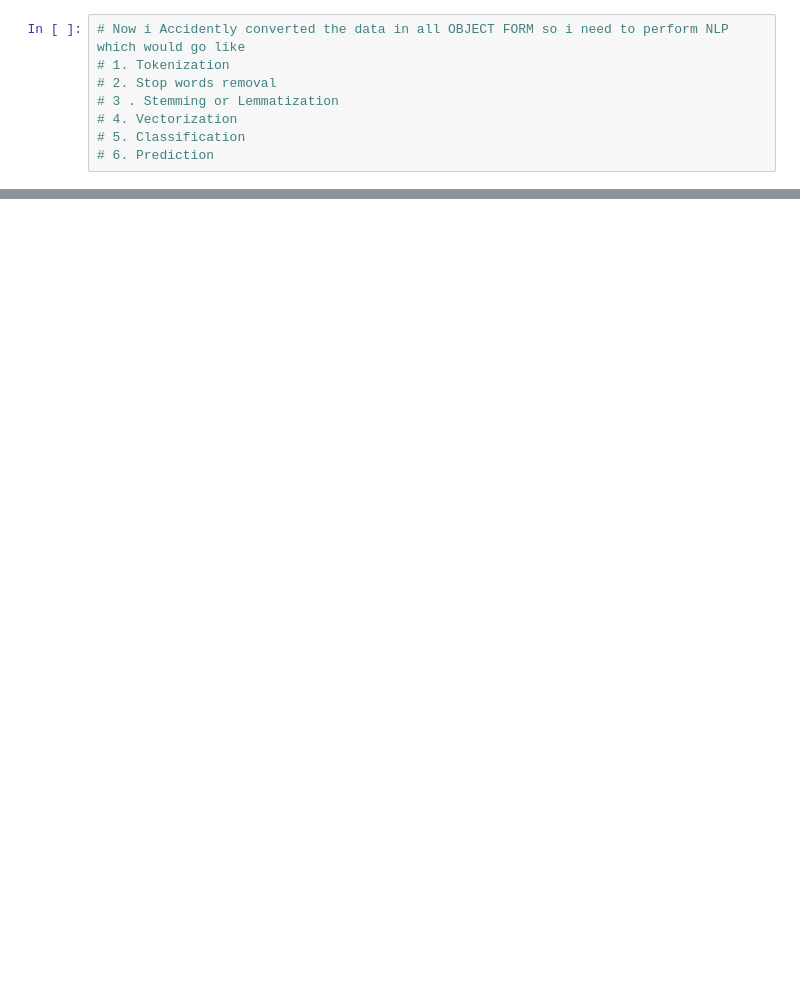
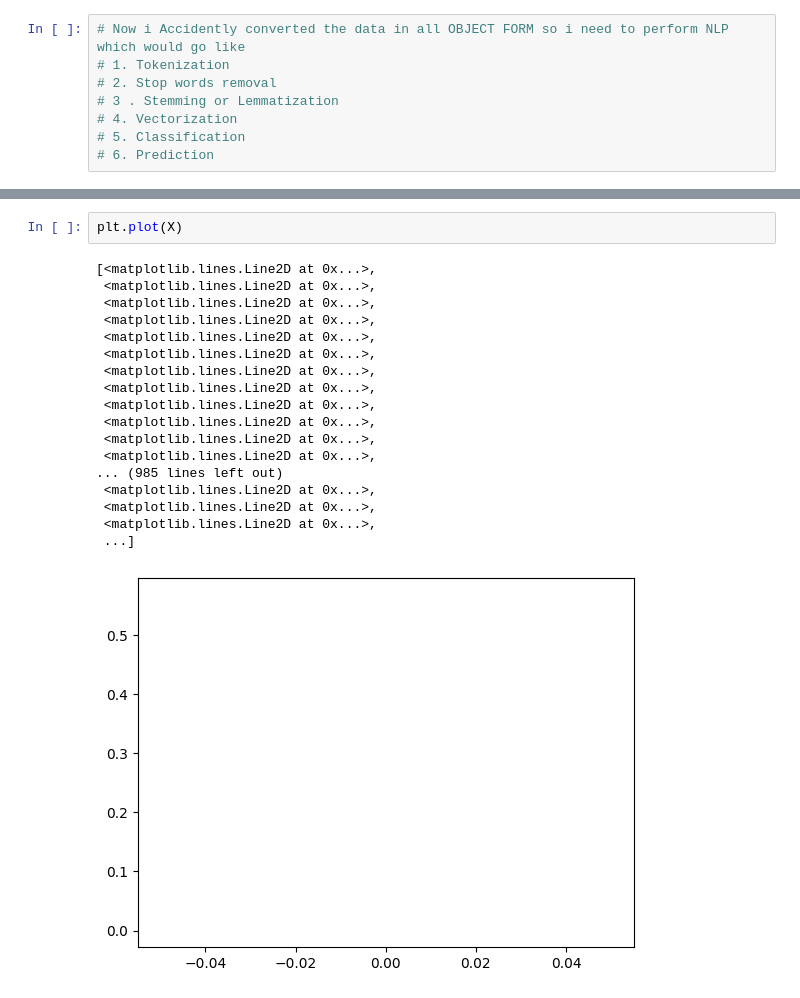
Before and after one commit to man0045/ML_Models, a Jupyter notebook: Laptop-revirew.ipynb, the cells around one changed output, grey strips where cells are left out. Saved outputs shown, nothing was run; the diff lists cells and outputs as text; blank space fills up the shorter version.

```diff
--- a/Laptop-revirew.ipynb
+++ b/Laptop-revirew.ipynb
@@ -226,0 +301,21 @@ DS.isna()
+# %%
+plt.plot(X)
+# %% [output]
+[<matplotlib.lines.Line2D at 0x...>,
+ <matplotlib.lines.Line2D at 0x...>,
+ <matplotlib.lines.Line2D at 0x...>,
+ <matplotlib.lines.Line2D at 0x...>,
+ <matplotlib.lines.Line2D at 0x...>,
+ <matplotlib.lines.Line2D at 0x...>,
+ <matplotlib.lines.Line2D at 0x...>,
+ <matplotlib.lines.Line2D at 0x...>,
+ <matplotlib.lines.Line2D at 0x...>,
+ <matplotlib.lines.Line2D at 0x...>,
+ <matplotlib.lines.Line2D at 0x...>,
+ <matplotlib.lines.Line2D at 0x...>,
+... (985 lines left out)
+ <matplotlib.lines.Line2D at 0x...>,
+ <matplotlib.lines.Line2D at 0x...>,
+ <matplotlib.lines.Line2D at 0x...>,
+ ...]
+[figure, added]
```
Also changed, not shown: parts of 17 cells of this notebook.
